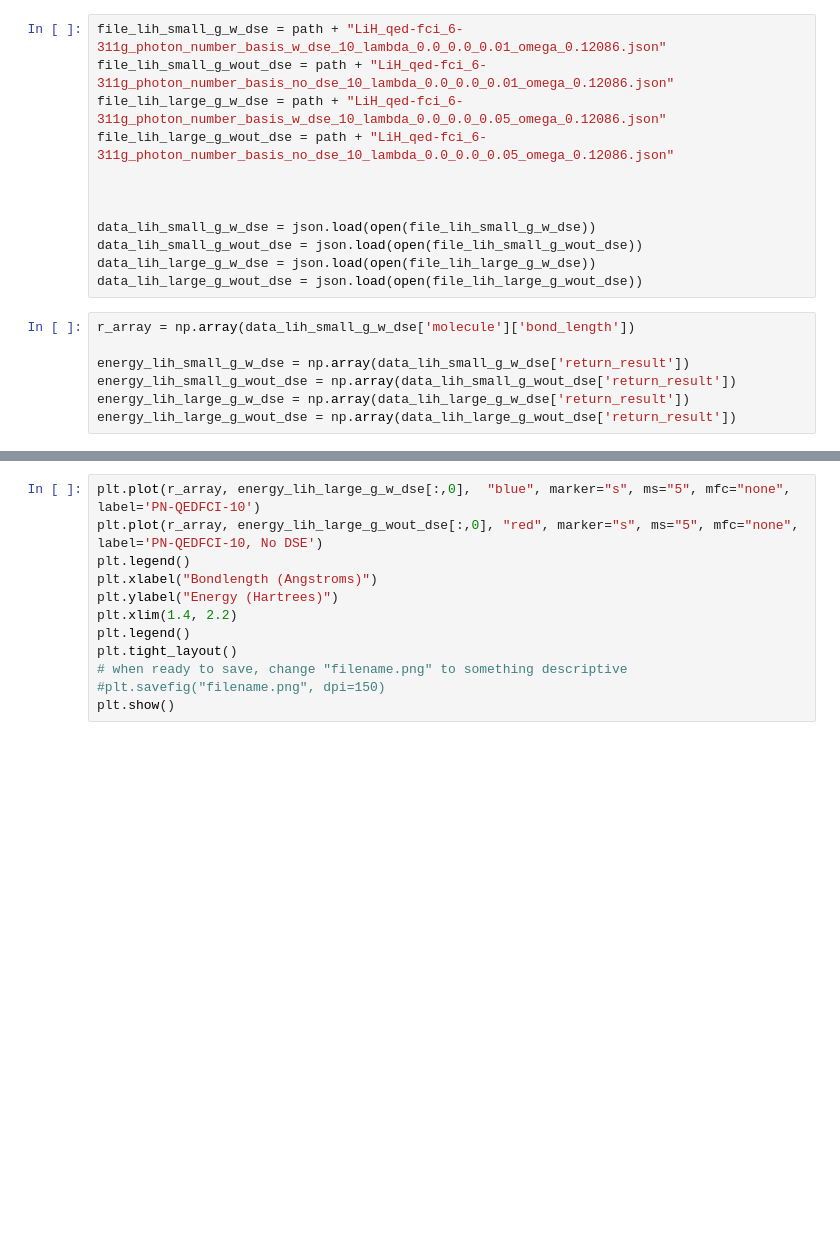
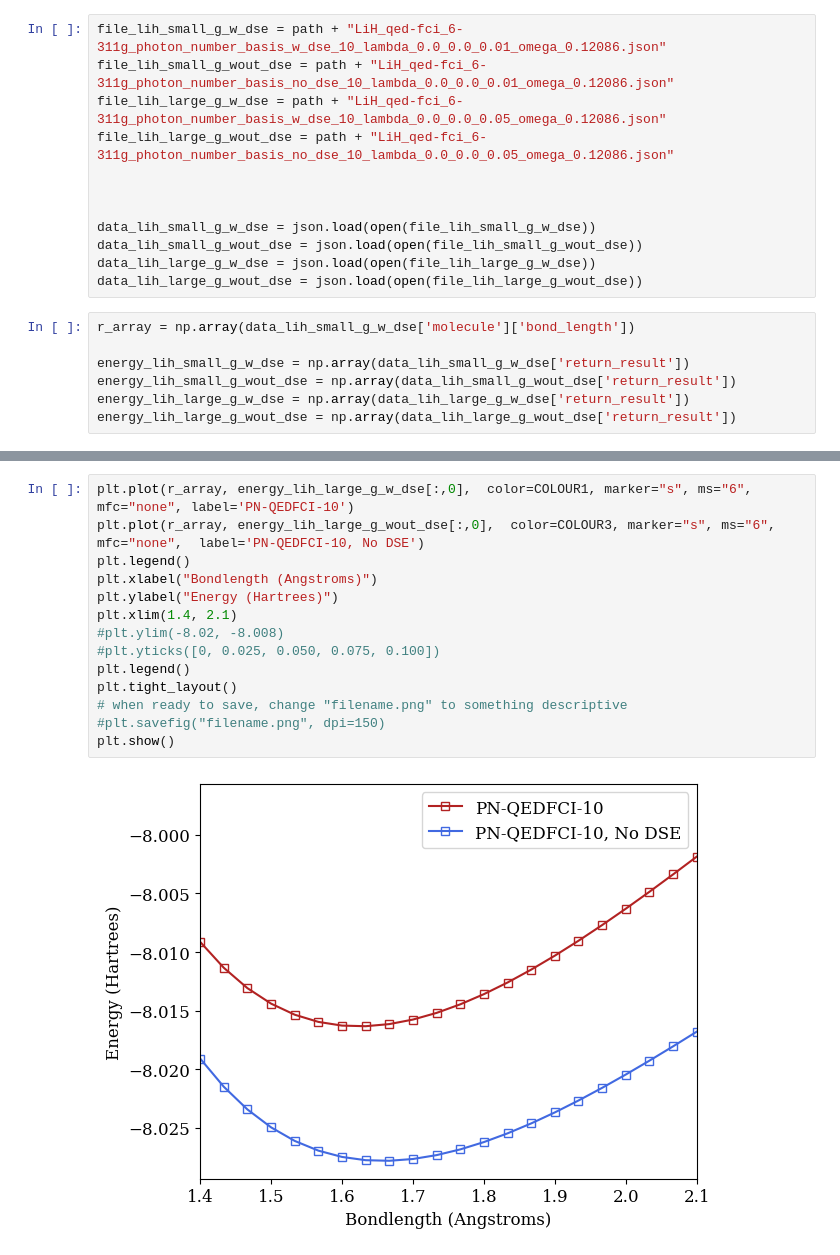
Before and after one commit to boss-bee/data_repository, a Jupyter notebook: json_scripts/lih_stretch_json_read.ipynb, the cells around one changed output, grey strips where cells are left out. Drawn from its saved outputs; the diff is of its cells as text; blank space fills up the shorter version.

```diff
--- a/json_scripts/lih_stretch_json_read.ipynb
+++ b/json_scripts/lih_stretch_json_read.ipynb
@@ -44,12 +98,16 @@ plt.show()
 # %%
-plt.plot(r_array, energy_lih_large_g_w_dse[:,0],  "blue", marker="s", ms="5", mfc="none", label='PN-QEDFCI-10')
-plt.plot(r_array, energy_lih_large_g_wout_dse[:,0], "red", marker="s", ms="5", mfc="none", label='PN-QEDFCI-10, No DSE')
+plt.plot(r_array, energy_lih_large_g_w_dse[:,0],  color=COLOUR1, marker="s", ms="6", mfc="none", label='PN-QEDFCI-10')
+plt.plot(r_array, energy_lih_large_g_wout_dse[:,0],  color=COLOUR3, marker="s", ms="6", mfc="none",  label='PN-QEDFCI-10, No DSE')
 plt.legend()
 plt.xlabel("Bondlength (Angstroms)")
 plt.ylabel("Energy (Hartrees)")
-plt.xlim(1.4, 2.2)
+plt.xlim(1.4, 2.1)
+#plt.ylim(-8.02, -8.008)
+#plt.yticks([0, 0.025, 0.050, 0.075, 0.100])
 plt.legend()
 plt.tight_layout()
 # when ready to save, change "filename.png" to something descriptive
 #plt.savefig("filename.png", dpi=150)
 plt.show()
+# %% [output]
+[figure, added]
```
Also changed, not shown: parts of 1 cell of this notebook, 15 other files.
